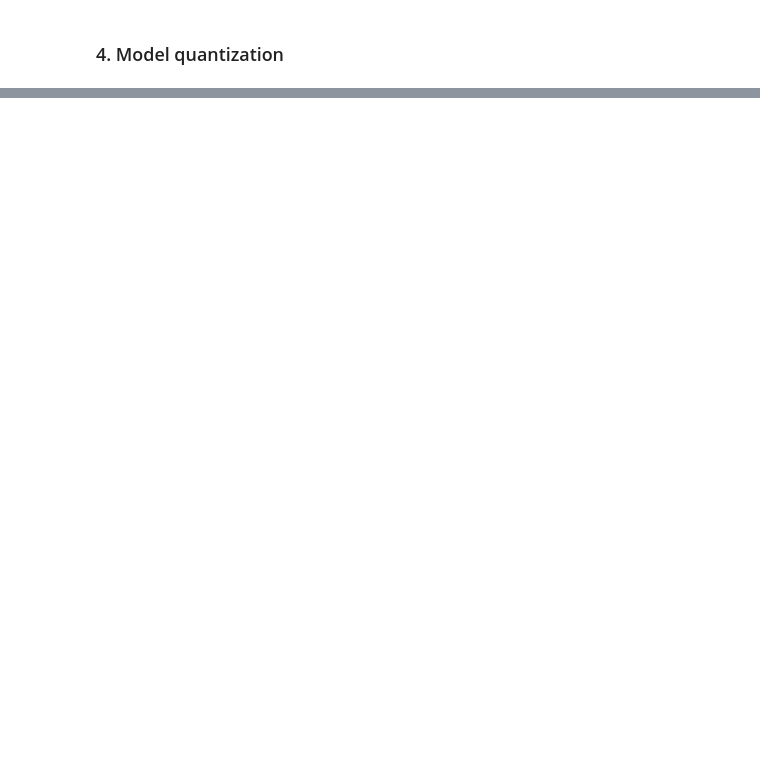
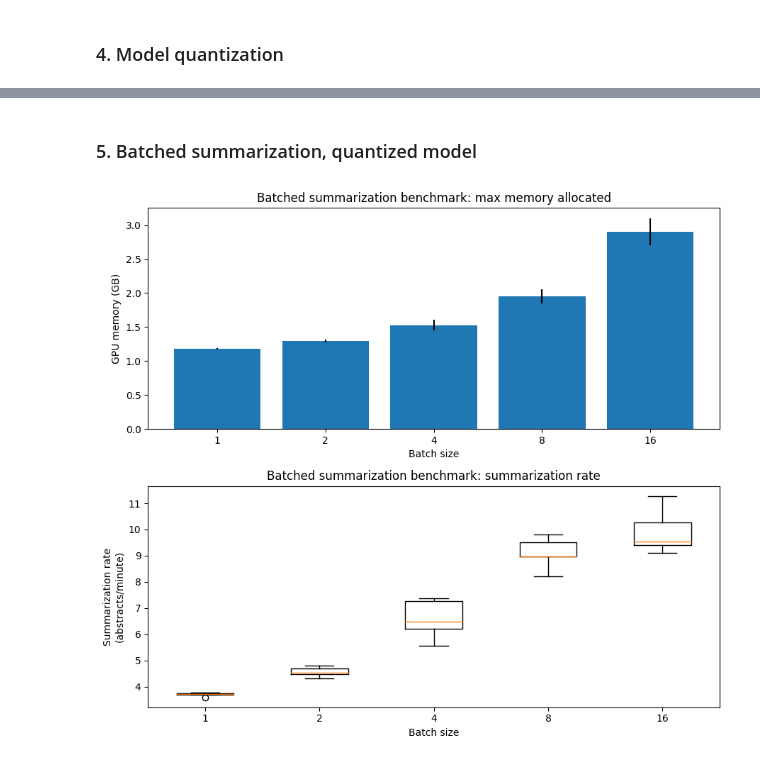
Before and after one commit to gperdrizet/PUBSUM, a Jupyter notebook: pubsum/notebooks/benchmarking_results.ipynb, the cells around one changed output, grey strips where cells are left out. Saved outputs shown, nothing was run; the diff lists cells and outputs as text; code cells hidden in the pictures; blank space fills up the shorter version.

Commit message:
Added plots for batched summarization and parallel batched summarization.

```diff
--- a/pubsum/notebooks/benchmarking_results.ipynb
+++ b/pubsum/notebooks/benchmarking_results.ipynb
@@ -184,0 +185,35 @@ data.head()
+# %% [markdown]
+### 5. Batched summarization, quantized model
+# %%
+data = pd.read_csv('../benchmarks/batched_inference/results.csv')
+data['summarization rate (abstracts/min.)'] = data['summarization rate (abstracts/sec.)'] * 60
+data['max memory allocated (GB)'] = data['max memory allocated (bytes)'] / 10 ** 9
+
+fig, axs = plt.subplots(2, 1, figsize=(9, 8), tight_layout=True)
+
+mean_max_memory_data = data[['batch size', 'max memory allocated (GB)']].groupby('batch size').mean()
+std_max_memory_data = data[['batch size', 'max memory allocated (GB)']].groupby('batch size').std()
+
+axs[0].set_title('Batched summarization benchmark: max memory allocated')
+axs[0].set_xlabel('Batch size')
+axs[0].set_ylabel('GPU memory (GB)')
+axs[0].bar(
+    x=list(range(len(mean_max_memory_data['max memory allocated (GB)']))),
+    height=mean_max_memory_data['max memory allocated (GB)'],
+    yerr=std_max_memory_data['max memory allocated (GB)'] * 3,
+    tick_label=mean_max_memory_data.index
+)
+
+rate_data = data[['replicate', 'batch size', 'summarization rate (abstracts/min.)']]
+rate_data = data.pivot(index='replicate', columns='batch size', values='summarization rate (abstracts/min.)')
+
+axs[1].set_title('Batched summarization benchmark: summarization rate')
+axs[1].set_xlabel('Batch size')
+axs[1].set_ylabel('Summarization rate\n(abstracts/minute)')
+axs[1].boxplot(rate_data, labels=rate_data.columns)
+
+plt.show()
+
+data.head()
+# %% [output]
+[figure, added]
```
Also changed, not shown: parts of 11 cells of this notebook.
